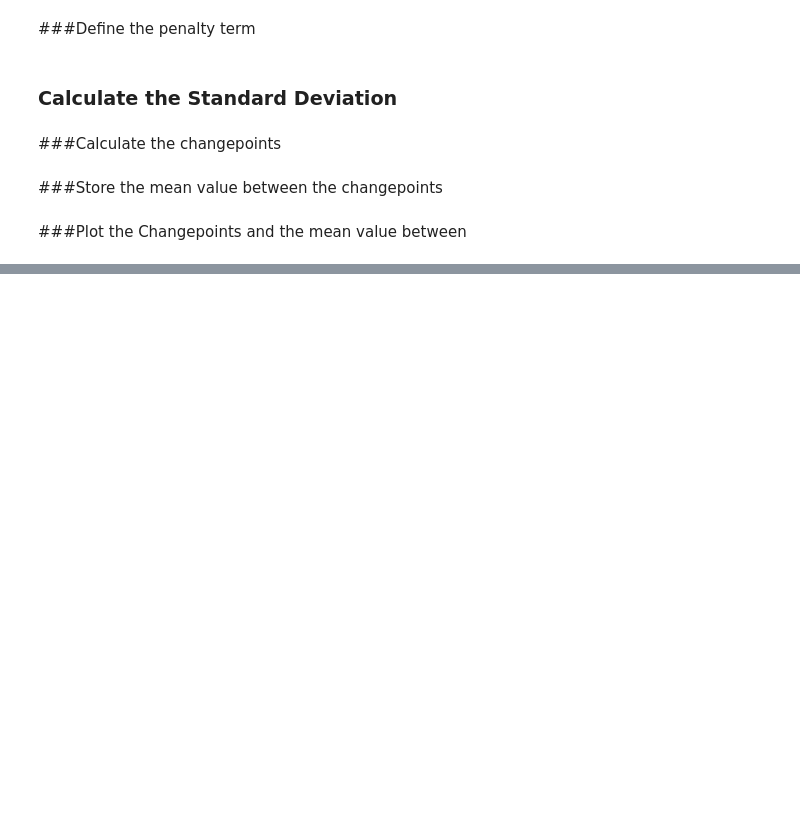
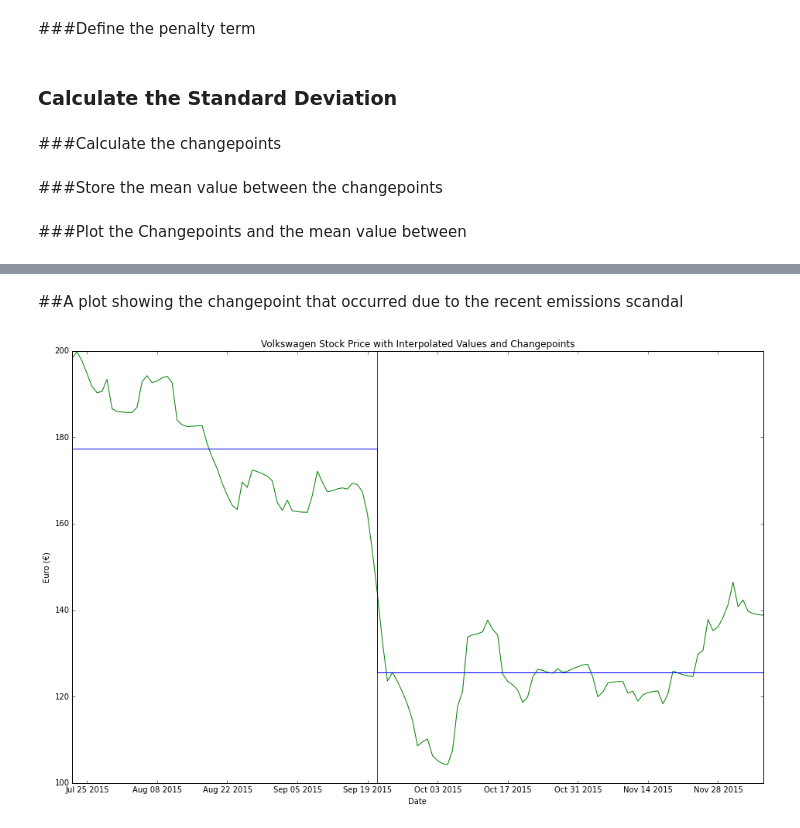
Before and after one commit to jcmuddle/nag4py_changepoint_pelt_mongodb, a Jupyter notebook: mongodb_change_point.ipynb, the cells around one changed output, grey strips where cells are left out. Saved outputs shown, nothing was run; the diff lists cells and outputs as text; code cells hidden in the pictures; blank space fills up the shorter version.

Commit message:
with zoom in of changepoint

```diff
--- a/mongodb_change_point.ipynb
+++ b/mongodb_change_point.ipynb
@@ -217,0 +218,15 @@ plt.show()
+# %% [markdown]
+##A plot showing the changepoint that occurred due to the recent emissions scandal
+# %%
+fig = plt.figure()
+fig.set_size_inches(16, 10)
+plt.plot(all_dates[change_points[-3]:], all_data[price_type].values[change_points[-3]:], 'g')
+for change_point in change_points[-3:]:
+    plt.axvline(all_dates[change_point], color = 'r')
+plt.step(all_dates[change_points_m][-3:], mean[-3:], where='post')
+plt.title('Volkswagen Stock Price with Interpolated Values and Changepoints')
+plt.ylabel('Euro '+u"(\u20AC)")
+plt.xlabel('Date')
+plt.show()
+# %% [output]
+[figure, added]
```
Also changed, not shown: parts of 3 cells of this notebook, 1 other file.
